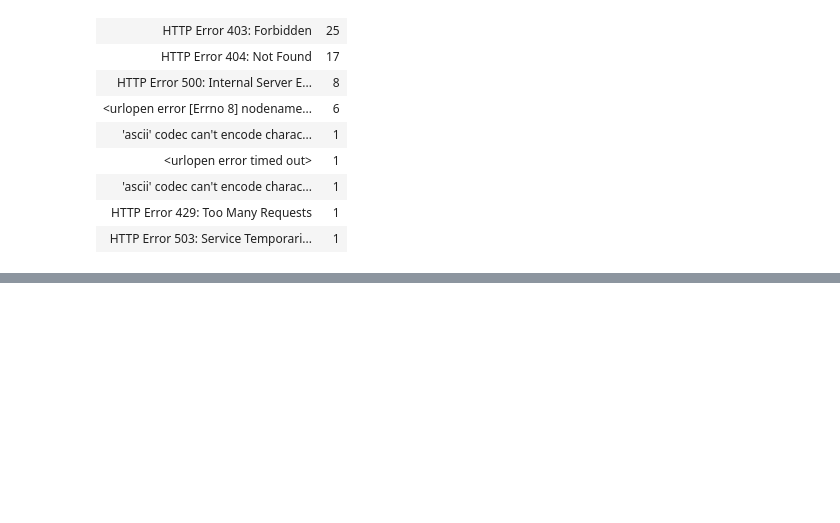
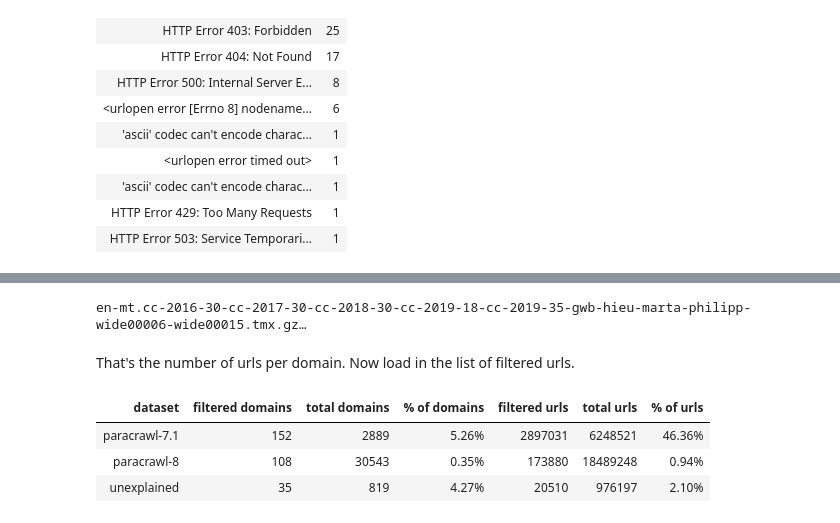
Before and after one commit to jelmervdl/paracrawl-analysis, a Jupyter notebook: checksum-overlap.ipynb, the cells around one changed output, grey strips where cells are left out. Drawn from its saved outputs; the diff is of its cells as text; code cells hidden in the pictures; blank space fills up the shorter version.

```diff
--- a/checksum-overlap.ipynb
+++ b/checksum-overlap.ipynb
@@ -308,0 +429,8 @@ notebook.table(Counter(hit for _, hit, url in checked_units if url is None and h
+# %%
+inside_domains, outside_domains = Counter(), Counter()
+
+for unit in philipp:
+    if checksum(unit) in hashes['paracrawl-8']:
+        inside_urls.update(domain(url) for url in urls(unit))
+    else:
+        outside_urls.update(domain(url) for url in urls(unit))
@@ -308,0 +454,31 @@ notebook.table(Counter(hit for _, hit, url in checked_units if url is None and h
+# %%
+domains = {
+    dataset: Counter(domain(url) for unit in read(path) for url in urls(unit))
+    for dataset, path in files.items()
+}
+# %% [output]
+en-mt.cc-2016-30-cc-2017-30-cc-2018-30-cc-2019-18-cc-2019-35-gwb-hieu-marta-philipp-wide00006-wide00015.tmx.gz…
+# %% [markdown]
+That's the number of urls per domain. Now load in the list of filtered urls.
+# %%
+import gzip
+with gzip.open('warc2text-philipp.urls.gz') as fh:
+    filtered_domains = set(domain(url.strip().decode()) for url in fh)
+# %%
+def percentage(selection_label, selection, unit_label, total):
+    return {
+        f'{selection_label} {unit_label}': selection,
+        f'total {unit_label}': total,
+        f'% of {unit_label}': '{:0.2f}%'.format(selection / total * 100)
+    }
+
+table({
+    'dataset': dataset,
+    **percentage('filtered', len(set(counter) & filtered_domains), 'domains', len(counter)),
+    **percentage('filtered', sum(counter[url] for url in set(counter) & filtered_domains), 'urls', sum(counter[url] for url in counter))
+} for dataset, counter in domains.items())
+# %% [output]
+| dataset | filtered domains | total domains | % of domains | filtered urls | total urls | % of urls |
+| paracrawl-7.1 | 152 | 2889 | 5.26% | 2897031 | 6248521 | 46.36% |
+| paracrawl-8 | 108 | 30543 | 0.35% | 173880 | 18489248 | 0.94% |
+| unexplained | 35 | 819 | 4.27% | 20510 | 976197 | 2.10% |
```
Also changed, not shown: parts of 30 cells of this notebook.
